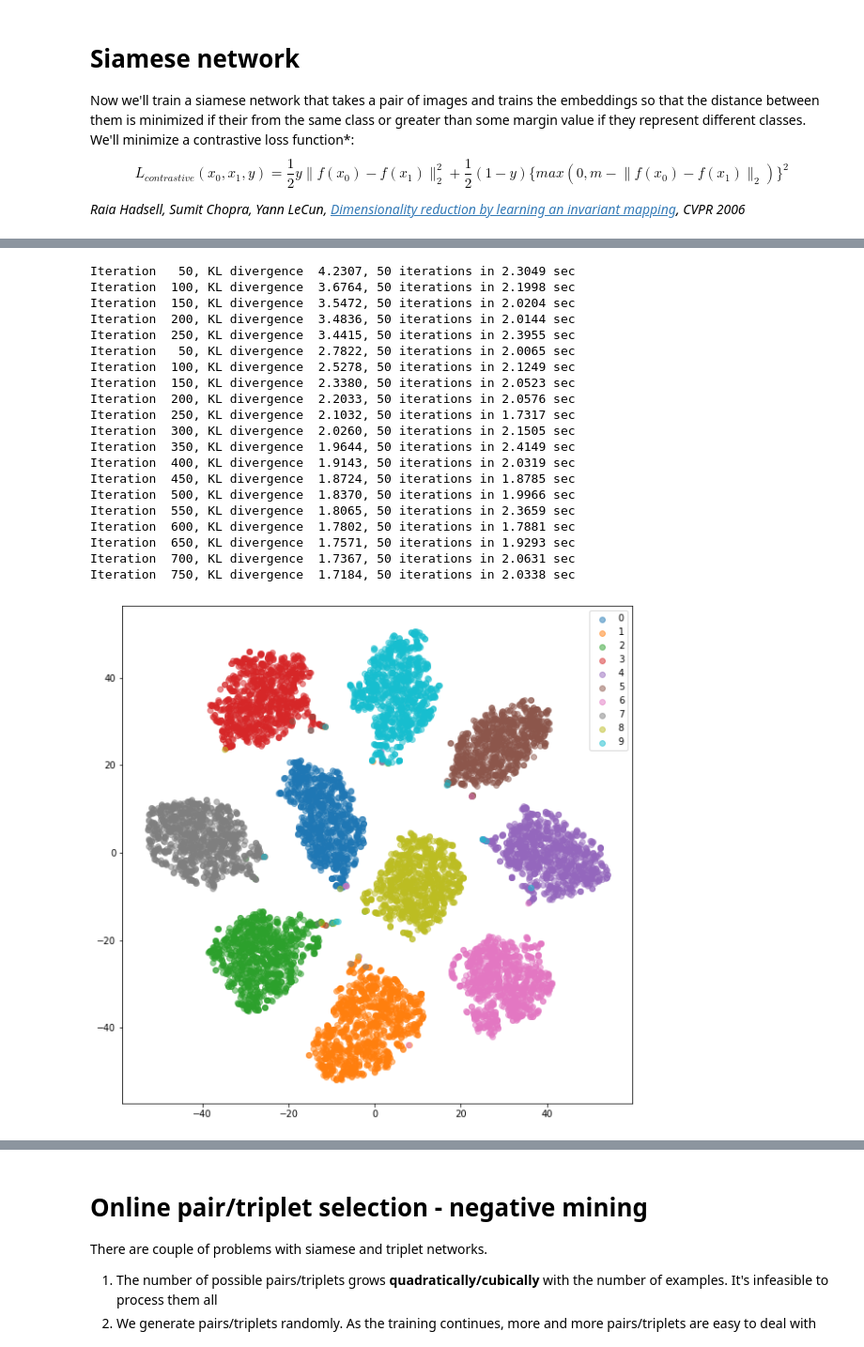
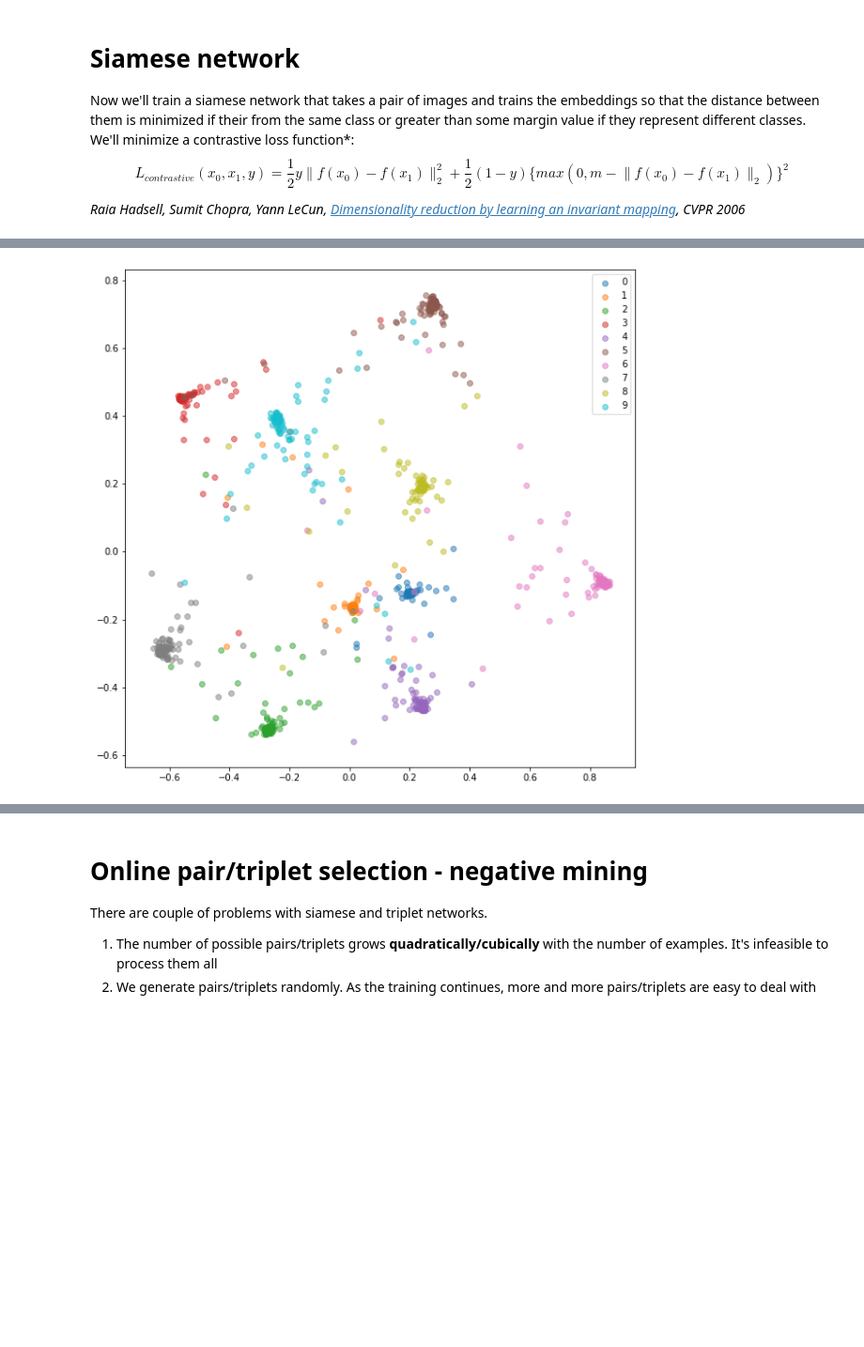
Before and after one commit to dugu9sword/siamese-triplet, a Jupyter notebook: Experiments_MNIST.ipynb, the cells around one changed output, grey strips where cells are left out. Shown: that part at 94% size. Drawn from its saved outputs; the diff is of its cells as text; code cells hidden in the pictures; blank space fills up the shorter version.

```diff
--- a/Experiments_MNIST.ipynb
+++ b/Experiments_MNIST.ipynb
@@ -129,23 +111,11 @@ tensor([0.8000, 3.0000])
 # %%
-# Set up data loaders
-batch_size = 256
-kwargs = {'num_workers': 1, 'pin_memory': True} if cuda else {}
-train_loader = torch.utils.data.DataLoader(train_dataset, batch_size=batch_size, shuffle=True, **kwargs)
-test_loader = torch.utils.data.DataLoader(test_dataset, batch_size=batch_size, shuffle=False, **kwargs)
-
-# Set up the network and training parameters
-from networks import EmbeddingNetX, ClassificationNetX
-
-from networks import EmbeddingNet, ClassificationNet
-from metrics import AccumulatedAccuracyMetric
-
 embedding_net = EmbeddingNetX()
 model = ClassificationNetX(embedding_net, n_classes=n_classes)
 if cuda:
     model.cuda()
 loss_fn = torch.nn.NLLLoss()
 # loss_fn = torch.nn.MultiMarginLoss(p=1, margin=0)
-lr = 1e-2
+lr = 1e-3
 optimizer = optim.Adam(model.parameters(), lr=lr)
 scheduler = lr_scheduler.StepLR(optimizer, 8, gamma=0.1, last_epoch=-1)
 n_epochs = 10
@@ -255,27 +179,7 @@ Epoch: 10/10. Validation set: Average loss: 0.0028
 # %%
 # train_embeddings_cl, train_labels_cl = extract_embeddingsx(train_loader, model)
 # plot_embeddings(train_embeddings_cl, train_labels_cl)
-val_embeddings_cl, val_labels_cl = extract_embeddingsx(test_loader, model, 'tsne')
+val_embeddings_cl, val_labels_cl = extract_embeddingsx(test_loader, model, 'pca')
 plot_embeddings(val_embeddings_cl, val_labels_cl)
 # %% [output]
-Iteration   50, KL divergence  4.2307, 50 iterations in 2.3049 sec
-Iteration  100, KL divergence  3.6764, 50 iterations in 2.1998 sec
-Iteration  150, KL divergence  3.5472, 50 iterations in 2.0204 sec
-Iteration  200, KL divergence  3.4836, 50 iterations in 2.0144 sec
-Iteration  250, KL divergence  3.4415, 50 iterations in 2.3955 sec
-Iteration   50, KL divergence  2.7822, 50 iterations in 2.0065 sec
-Iteration  100, KL divergence  2.5278, 50 iterations in 2.1249 sec
-Iteration  150, KL divergence  2.3380, 50 iterations in 2.0523 sec
-Iteration  200, KL divergence  2.2033, 50 iterations in 2.0576 sec
-Iteration  250, KL divergence  2.1032, 50 iterations in 1.7317 sec
-Iteration  300, KL divergence  2.0260, 50 iterations in 2.1505 sec
-Iteration  350, KL divergence  1.9644, 50 iterations in 2.4149 sec
-Iteration  400, KL divergence  1.9143, 50 iterations in 2.0319 sec
-Iteration  450, KL divergence  1.8724, 50 iterations in 1.8785 sec
-Iteration  500, KL divergence  1.8370, 50 iterations in 1.9966 sec
-Iteration  550, KL divergence  1.8065, 50 iterations in 2.3659 sec
-Iteration  600, KL divergence  1.7802, 50 iterations in 1.7881 sec
-Iteration  650, KL divergence  1.7571, 50 iterations in 1.9293 sec
-Iteration  700, KL divergence  1.7367, 50 iterations in 2.0631 sec
-Iteration  750, KL divergence  1.7184, 50 iterations in 2.0338 sec
-[figure, old version]
+[figure, new version]
```
Also changed, not shown: parts of 19 cells of this notebook, 5 other files.
